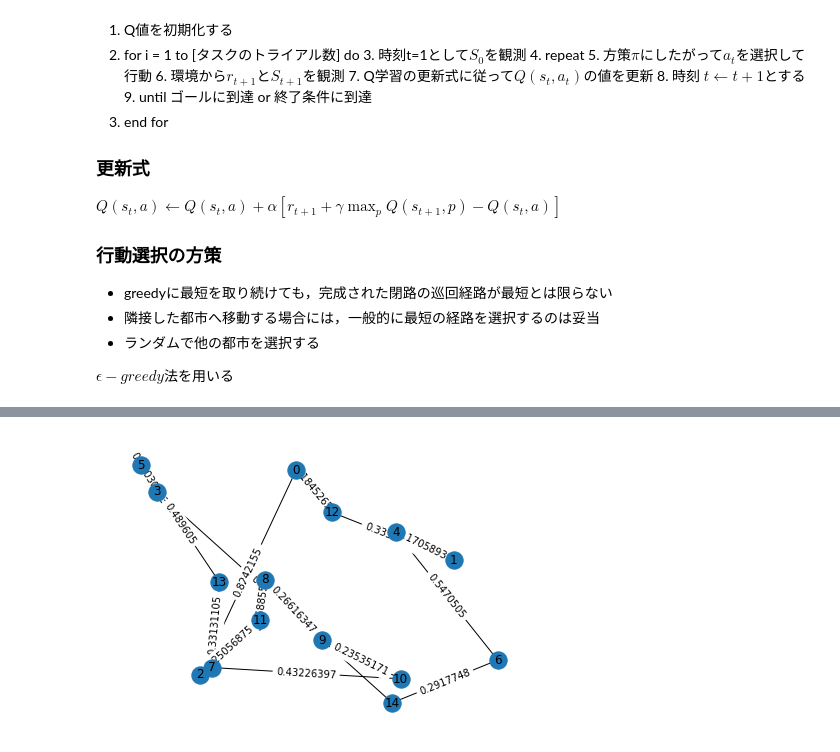
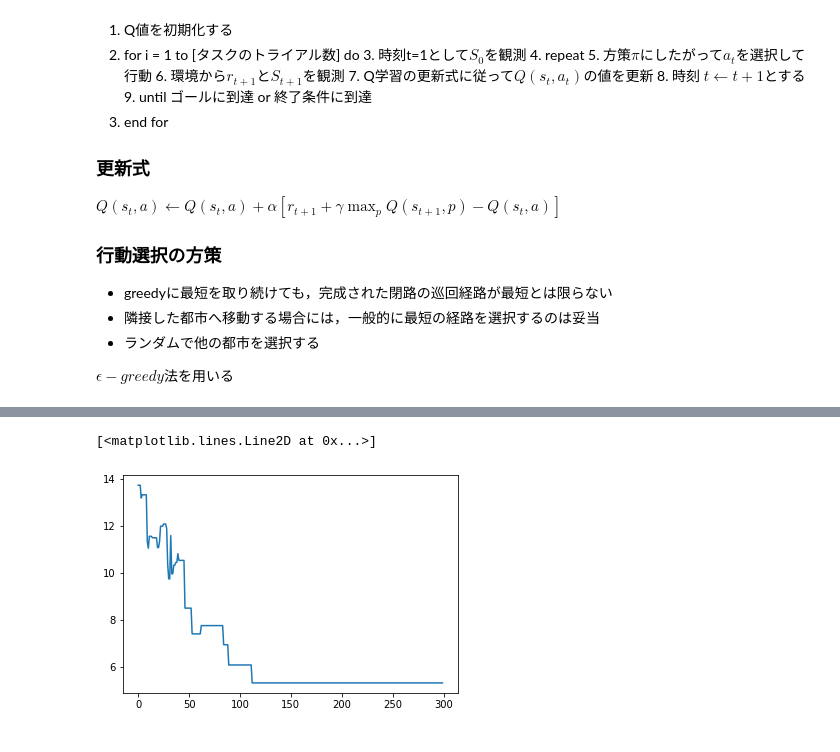
Before and after one commit to ishiyeahman/RL-test, a Jupyter notebook: RL_test.ipynb, the cells around one changed output, grey strips where cells are left out. Cells and saved outputs as stored; diff of their text form; code cells hidden in the pictures.

```diff
--- a/RL_test.ipynb
+++ b/RL_test.ipynb
@@ -231,33 +245,29 @@ class Agent:
 
     def add_reached(self, node_name):
          self.reached += [node_name]
-# %%
-init_state = 0
-
-agent = Agent()
-agent.set_env(g)
-agent.set_state( init_state )
-agent.add_reached( init_state )
-agent.init_Q_table(g.number_of_nodes(), g.number_of_nodes() )
-agent.set_prameter(_alpha=0.5,  _gamma=0.5, _epsilon=0.3)
 # %%
+def run(episode):
+    next_a  = agent.select_action(episode)
 
-def run():
-    next_a  = agent.select_action()
 
     if next_a == -1:
-        reward = 1 / g[agent.last_state][init_state]['weight']
-        agent.train(agent.last_state, init_state, reward, init_state)
+        reward = ( 1 / g[agent.last_state][init_state]['weight']) * 100
+        # reward_acc += 1 / g[agent.last_state][init_state]['weight']
+        agent.train(agent.last_state, init_state, reward, init_state) #acc
 
         return False
 
     # path weight が小さいとき 報酬大
-    reward = 1 / g[agent.last_state][next_a]['weight']
-    agent.train(agent.last_state, next_a, reward, next_a)
 
+    reward = -  g[agent.last_state][next_a]['weight']
+
+    # reward_acc += 1 / g[agent.last_state][init_state]['weight']
+    agent.train(agent.last_state, next_a, reward, next_a) #acc
+
+    agent.add_reached(next_a)
 
     agent.set_state(next_a)
-    agent.add_reached(next_a)
+
 
 
 
@@ -284,7 +317,5 @@ path += [(pre_node, init_state)]
-# %%
-new_g = set_tsp_graph(path )
-new_g = set_euclidean_distance(new_g, pos)
-draw_networkx_config(new_g, pos)
-plt.show()
-# %% [output]
-[figure, removed]
+# %%
+plt.plot(list(range(EPISODE)), G_SIZE)
+# %% [output]
+[<matplotlib.lines.Line2D at 0x...>]
+[figure, added]
```
Also changed, not shown: parts of 8 cells of this notebook.
